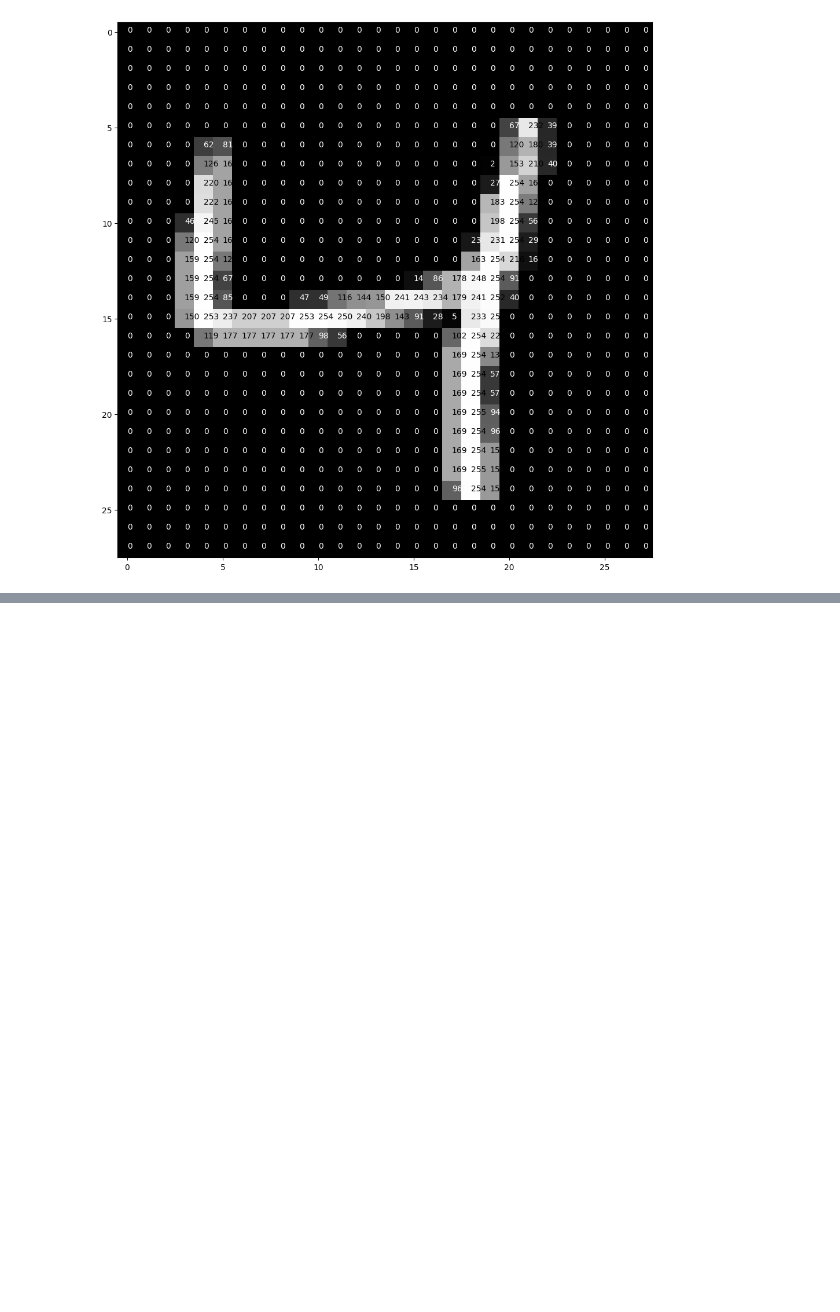
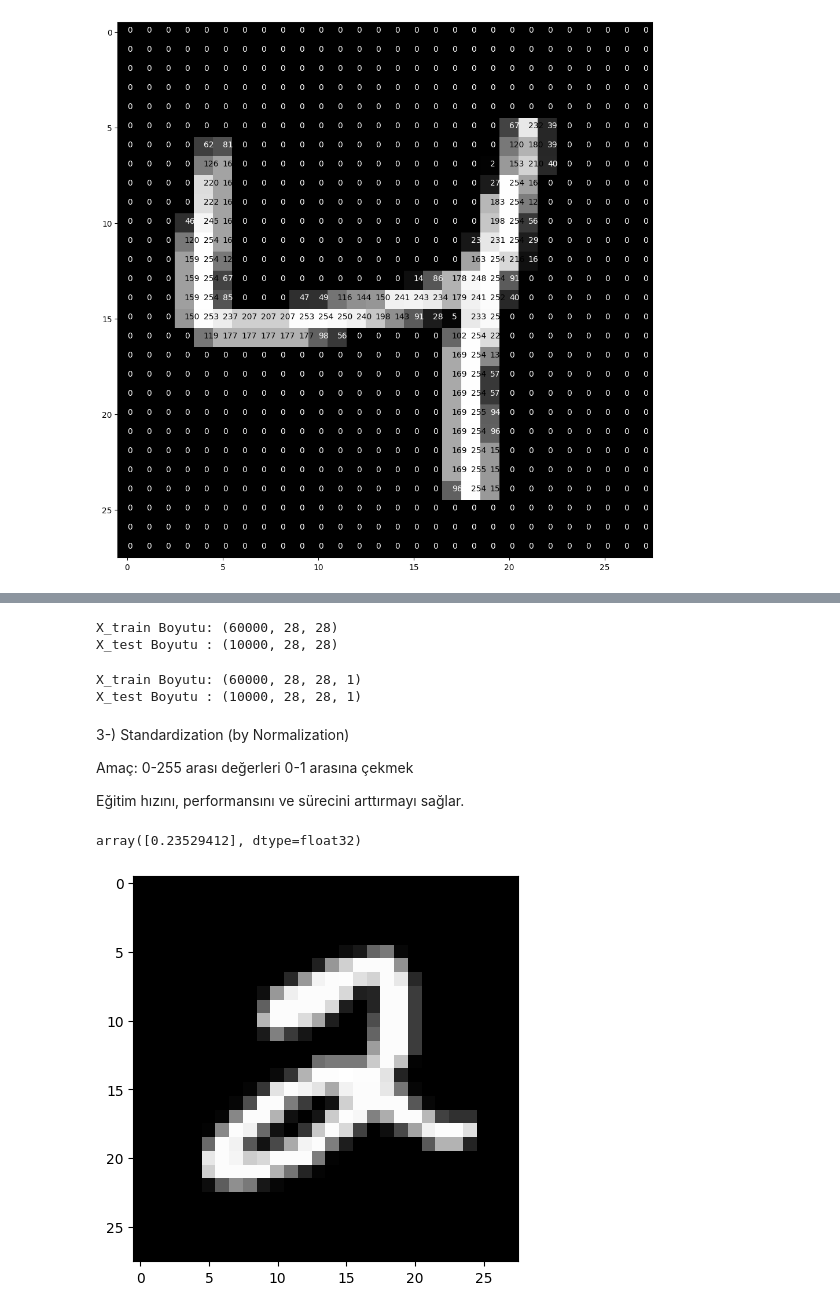
Before and after one commit to giraydorukyurt7/Data_Science-And-Artificial_Intelligence-Journeys, a Jupyter notebook: Deep_Learning/ANN/ANN_Application.ipynb, the cells around one changed output, grey strips where cells are left out. Saved outputs shown, nothing was run; the diff lists cells and outputs as text; code cells hidden in the pictures; blank space fills up the shorter version.

```diff
--- a/Deep_Learning/ANN/ANN_Application.ipynb
+++ b/Deep_Learning/ANN/ANN_Application.ipynb
@@ -231,0 +267,36 @@ pixel_visualize(X_train[2])
+# %%
+print(f"X_train Boyutu: {X_train.shape}")
+print(f"X_test Boyutu : {X_test.shape}")
+# %% [output]
+X_train Boyutu: (60000, 28, 28)
+X_test Boyutu : (10000, 28, 28)
+# %%
+X_train = X_train.reshape(X_train.shape[0],28,28,1)
+X_test  = X_test.reshape(X_test.shape[0],28,28,1)
+
+print(f"X_train Boyutu: {X_train.shape}")
+print(f"X_test Boyutu : {X_test.shape}")
+
+# 60000 gözlem 28x28 şekil 1-728 pixellerin konumu
+# %% [output]
+X_train Boyutu: (60000, 28, 28, 1)
+X_test Boyutu : (10000, 28, 28, 1)
+# %% [markdown]
+3-) Standardization (by Normalization)
+
+Amaç: 0-255 arası değerleri 0-1 arasına çekmek
+
+Eğitim hızını, performansını ve sürecini arttırmayı sağlar.
+# %%
+X_train = X_train.astype("float32")/255
+X_test  = X_test.astype("float32")/255
+# %%
+X_train[5][10,20]
+# %% [output]
+array([0.23529412], dtype=float32)
+# %%
+plt.figure(figsize=(5,5))
+plt.imshow(X_train[5], cmap="gray");
+plt.show()
+# %% [output]
+[figure, added]
```
Also changed, not shown: parts of 32 cells of this notebook, 1 other file.
